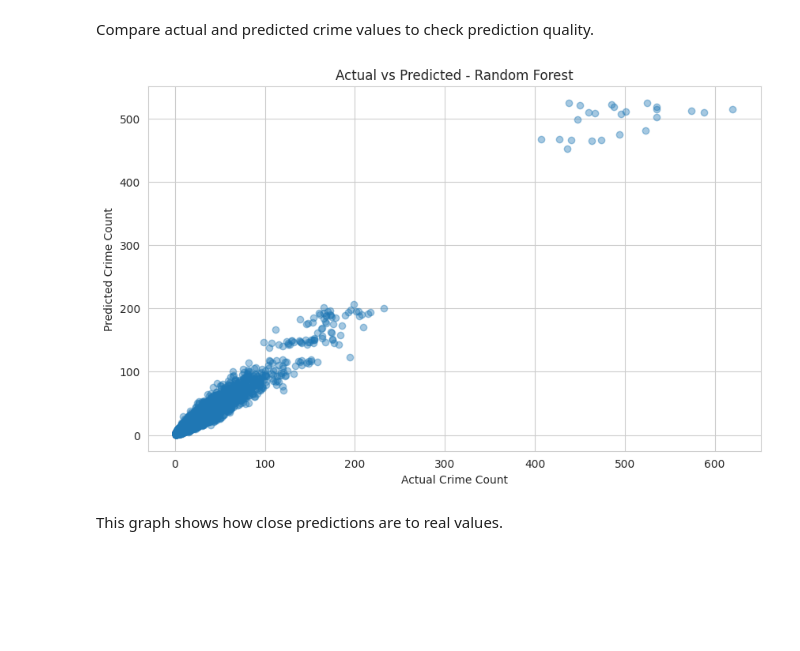
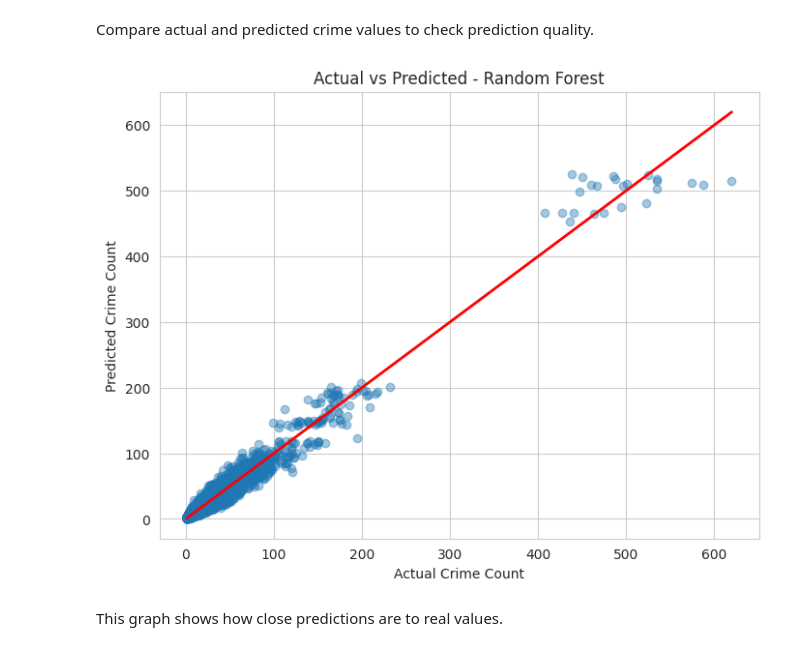
Before and after one commit to ruslan-durrani/herts-ds-project-24079307, a Jupyter notebook: Ruslan_DA.ipynb, the cells around one changed output. Cells and saved outputs as stored; diff of their text form; code cells hidden in the pictures; blank space fills up the shorter version.

```diff
--- a/Ruslan_DA.ipynb
+++ b/Ruslan_DA.ipynb
@@ -988,13 +1015,23 @@ This plot shows which features have the strongest overall impact.
 # %% [markdown]
 Compare actual and predicted crime values to check prediction quality.
 # %%
+plt.figure(figsize=(8,6))
+
 plt.scatter(yTest, predRfReg, alpha=0.4)
+
+# Add perfect prediction line
+minVal = min(yTest.min(), predRfReg.min())
+maxVal = max(yTest.max(), predRfReg.max())
+
+plt.plot([minVal, maxVal], [minVal, maxVal], color='red', linewidth=2)
+
 plt.xlabel("Actual Crime Count")
 plt.ylabel("Predicted Crime Count")
 plt.title("Actual vs Predicted - Random Forest")
+
 plt.show()
 # %% [output]
-[figure, old version]
+[figure, new version]
 # %% [markdown]
 This graph shows how close predictions are to real values.
 # %% [markdown]
```
Also changed, not shown: parts of 32 cells of this notebook, 3 other files.
